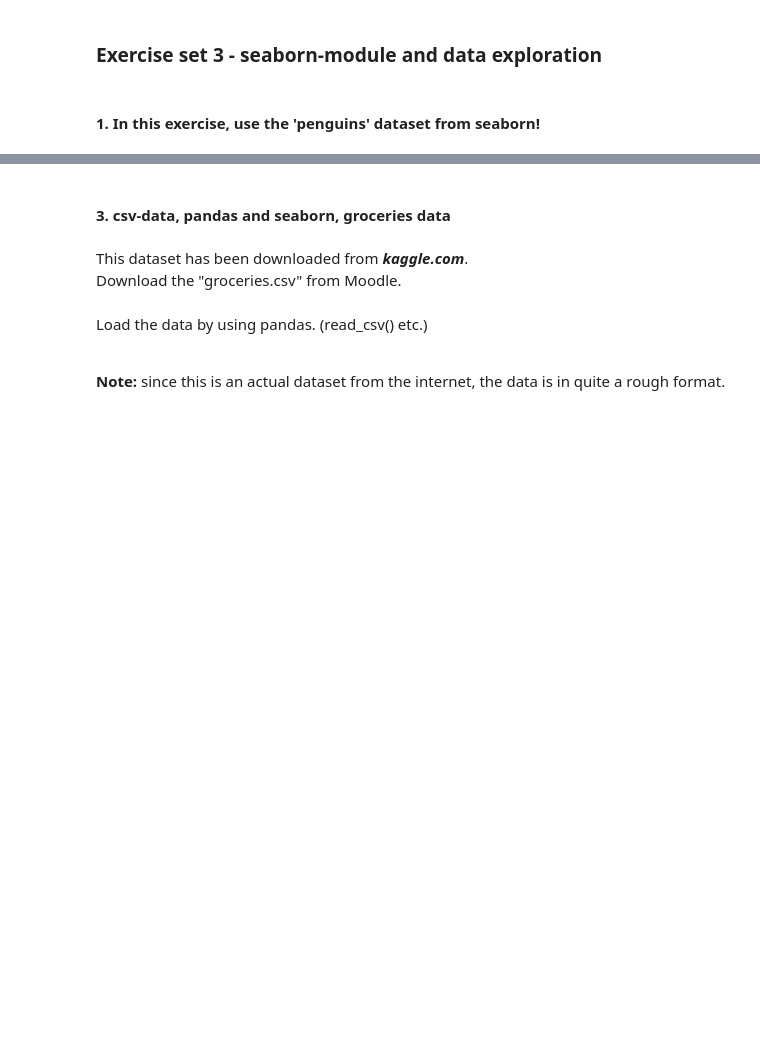
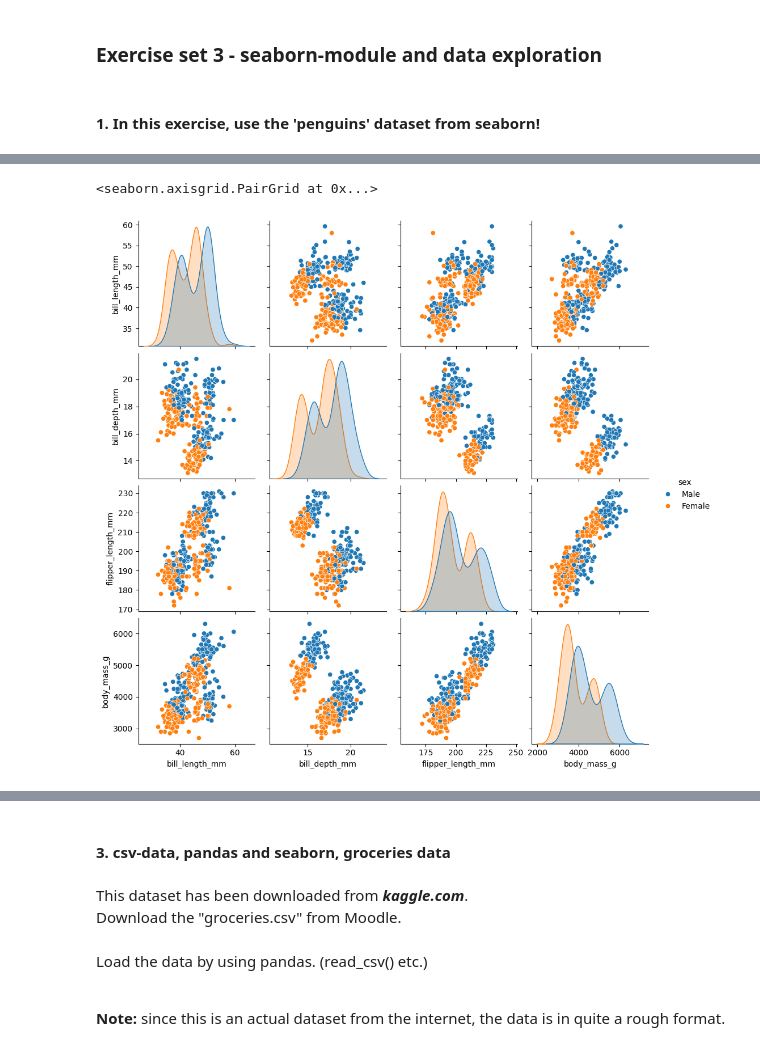
Before and after one commit to jtsillan/DataAnalytics, a Jupyter notebook: exercise_set_3/exercise_set_3.ipynb, the cells around one changed output, grey strips where cells are left out. Cells and saved outputs as stored; diff of their text form; code cells hidden in the pictures; blank space fills up the shorter version.

```diff
--- a/exercise_set_3/exercise_set_3.ipynb
+++ b/exercise_set_3/exercise_set_3.ipynb
@@ -166,0 +134,10 @@ bigger or lower consumption?</li>
+# %%
+# Pairplot using sex as hue
+# We see that two or three distinct groups are formed
+# In some cases different species have some common measurements
+# Looks like females have generally smaller values in all categories
+# Based on this males are larger in size, weight, flipper and bill length and depth
+sns.pairplot(df, hue='sex')
+# %% [output]
+<seaborn.axisgrid.PairGrid at 0x...>
+[figure, added]
```
Also changed, not shown: parts of 70 cells of this notebook.
